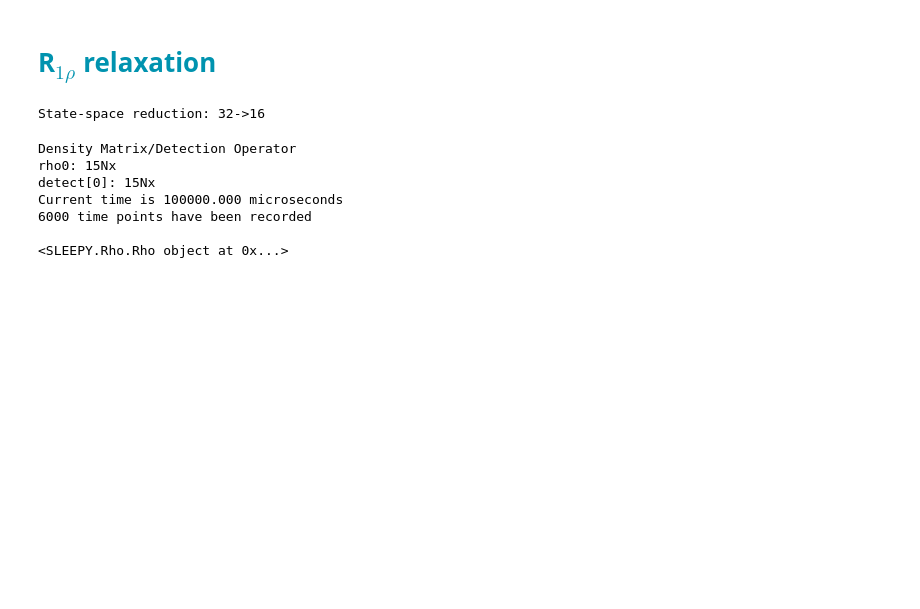
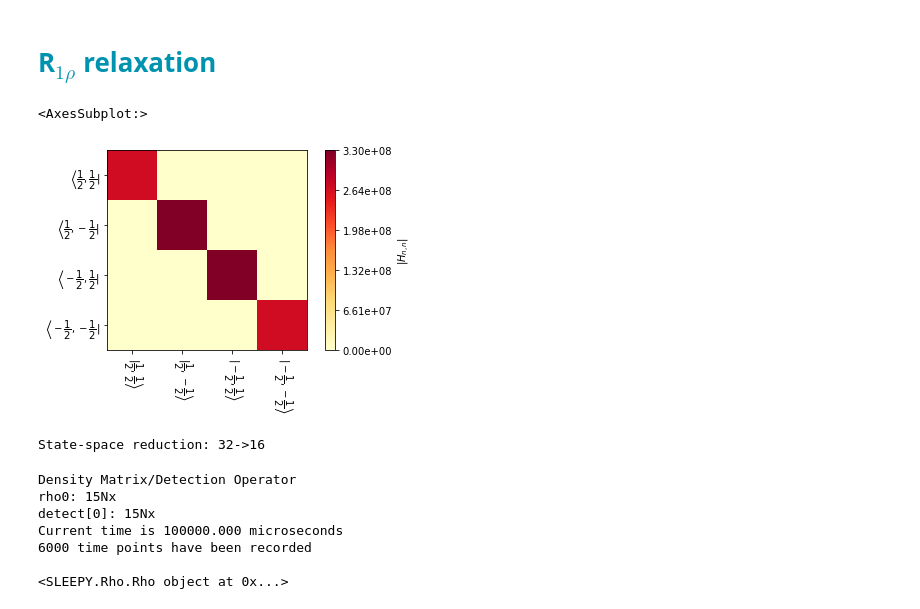
Before and after one commit to alsinmr/SLEEPY_tutorial, a Jupyter notebook: DynamicsSolids/R1p.ipynb, the cells around one changed output. Saved outputs shown, nothing was run; the diff lists cells and outputs as text; code cells hidden in the pictures; blank space fills up the shorter version.

```diff
--- a/DynamicsSolids/R1p.ipynb
+++ b/DynamicsSolids/R1p.ipynb
@@ -10,18 +10,23 @@ import matplotlib.pyplot as plt
 from time import time
 # %%
 delta=sl.Tools.dipole_coupling(.102,'1H','13C')
-ex0=sl.ExpSys(v0H=600,Nucs=['15N','1H'],vr=60000)
+ex0=sl.ExpSys(v0H=600,Nucs=['15N','1H'],vr=60000,LF=True)
 ex0.set_inter('dipole',i0=0,i1=1,delta=delta)
 ex0.set_inter('CSA',i=0,delta=113,euler=[0,23*np.pi/180,0])
 ex1=ex0.copy()
 ex1.set_inter('dipole',i0=0,i1=1,delta=delta,euler=[0,15*np.pi/180,0])
-_=ex1.set_inter('CSA',i=0,delta=113,euler=[[0,23*np.pi/180,0],[0,15*np.pi/180,0]])
+_=ex1.set_inter('CSA',i=0,delta=113,euler=[[0,23*np.pi/180,0],[0,55*np.pi/180,0]])
 
 L=sl.Liouvillian(ex0,ex1,kex=sl.Tools.twoSite_kex(1e-7))
 
 seq=L.Sequence().add_channel('15N',v1=20e3)
 
 rho=sl.Rho('15Nx','15Nx')
+# %%
+ex0.Hamiltonian().plot(mode='abs')
+# %% [output]
+<AxesSubplot:>
+[figure, added]
 # %%
 rho.DetProp(seq,n=6000)
 # %% [output]
```
Also changed, not shown: 20 other files.
